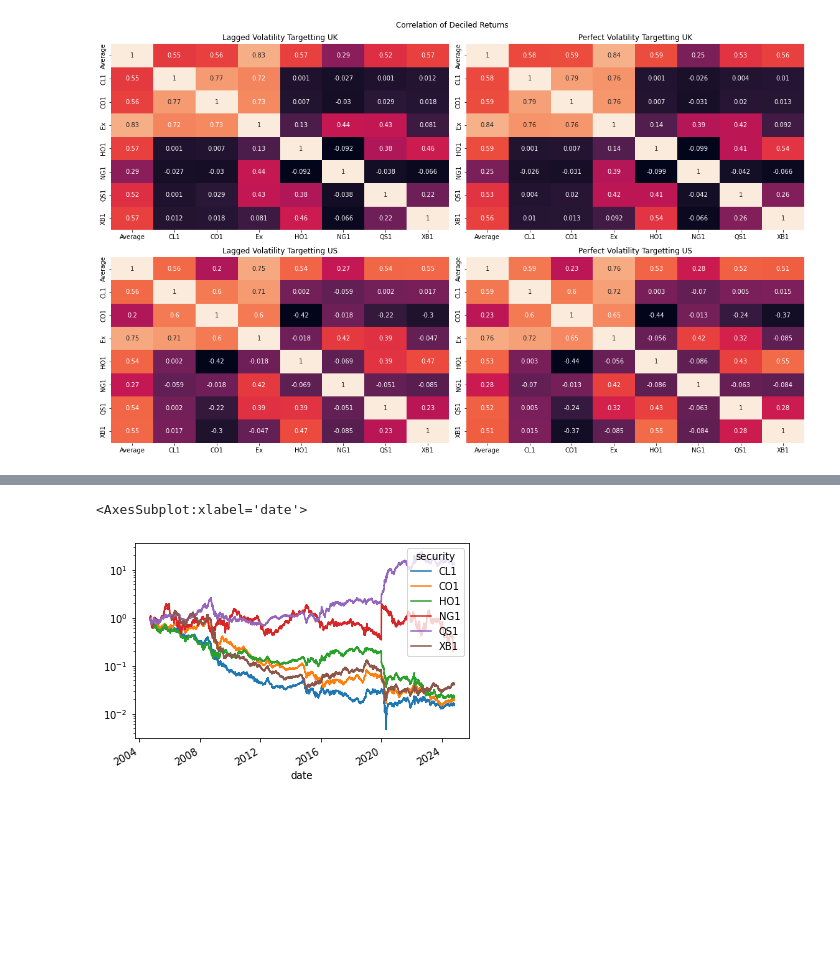
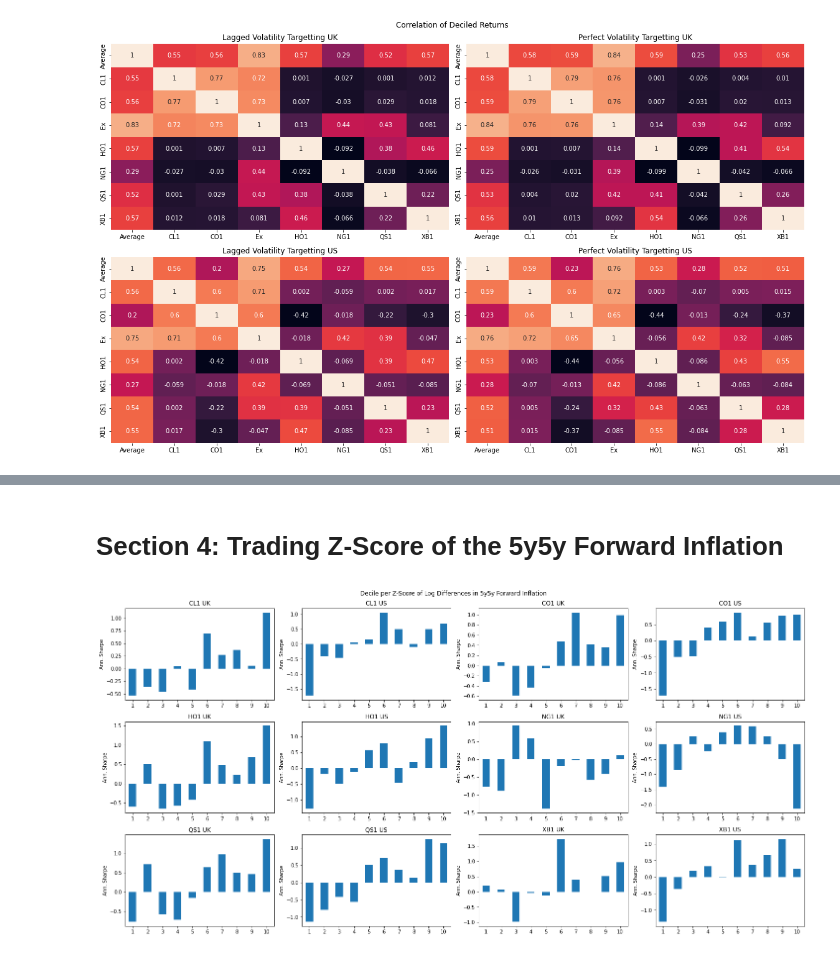
Before and after one commit to diegodalvarez/CommodityForwardInflation, a Jupyter notebook: 1OLS.ipynb, the cells around one changed output, grey strips where cells are left out. Saved outputs shown, nothing was run; the diff lists cells and outputs as text; code cells hidden in the pictures; blank space fills up the shorter version.

Commit message:
Adding z-score model

```diff
--- a/1OLS.ipynb
+++ b/1OLS.ipynb
@@ -511,9 +468,49 @@ df_model = (df_combined.assign(
-# %%
-(df_model.query("country == country.min()").assign(
-    signal_rtn = lambda x: np.sign(x.beta) * x.fut_rtn).
-    pivot(index = "date", columns = "security", values = "signal_rtn").
-    apply(lambda x: np.cumprod(1 + x)).
-    plot(logy = True))
-# %% [output]
-<AxesSubplot:xlabel='date'>
-[figure, removed]
+# %% [markdown]
+# Section 4: Trading Z-Score of the 5y5y Forward Inflation
+# %%
+window = 30
+
+df_decile = (df_inf.pivot(
+    index = "date", columns = "country", values = "value").
+    apply(lambda x: np.log(x).diff()).
+    apply(lambda x: (x - x.ewm(span = window, adjust = False).mean()) / x.ewm(span = window, adjust = False).std()).
+    apply(lambda x: pd.qcut(x = x, q = 10, labels = [i + 1 for i in range(10)])).
+    shift().
+    reset_index().
+    melt(id_vars = "date", value_name = "decile").
+    dropna())
+# %%
+df_combined = (df_fut_rtn.merge(
+    right = df_decile, how = "inner", on = ["date"]))
+# %%
+df_decile_sharpe = (df_combined.drop(
+    columns = ["date"]).
+    groupby(["security", "country", "decile"]).
+    agg(lambda x: x.mean() / x.std() * np.sqrt(252)).
+    reset_index())
+# %%
+df_tmp = (df_decile_sharpe.assign(
+    group_var = lambda x: x.security + " " + x.country))
+
+group_vars = df_tmp.group_var.drop_duplicates().sort_values().to_list()
+fig, axes  = plt.subplots(ncols = len(group_vars) // 3, nrows = len(group_vars) // 4, figsize = (20,10))
+
+for group_var, ax in zip(group_vars, axes.flatten()):
+
+    (df_tmp.query(
+        "group_var == @group_var").
+        set_index("decile")
+        [["fut_rtn"]].
+        plot(
+            ax     = ax,
+            kind   = "bar",
+            rot    = 0,
+            legend = False,
+            xlabel = "",
+            ylabel = "Ann. Sharpe",
+            title  = group_var))
+
+fig.suptitle("Decile per Z-Score of Log Differences in 5y5y Forward Inflation")
+plt.tight_layout()
+# %% [output]
+[figure, added]
```
Also changed, not shown: parts of 14 cells of this notebook.
